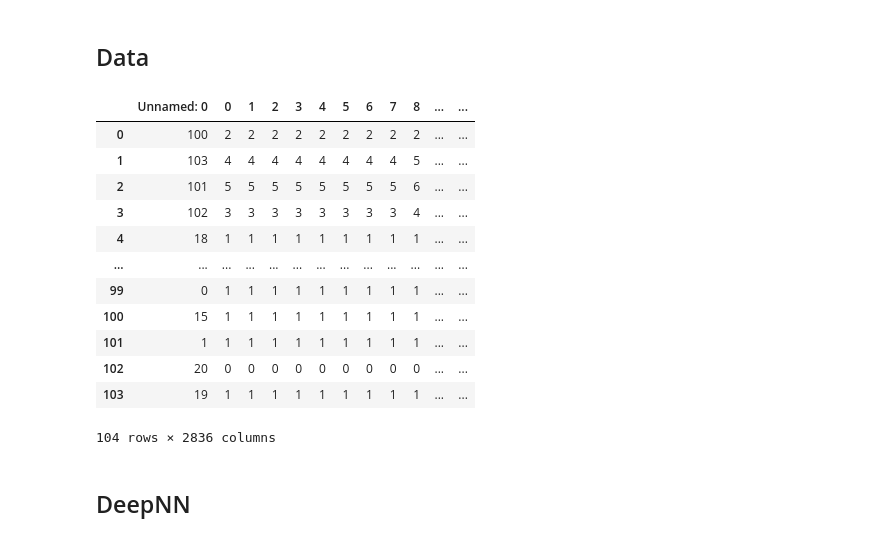
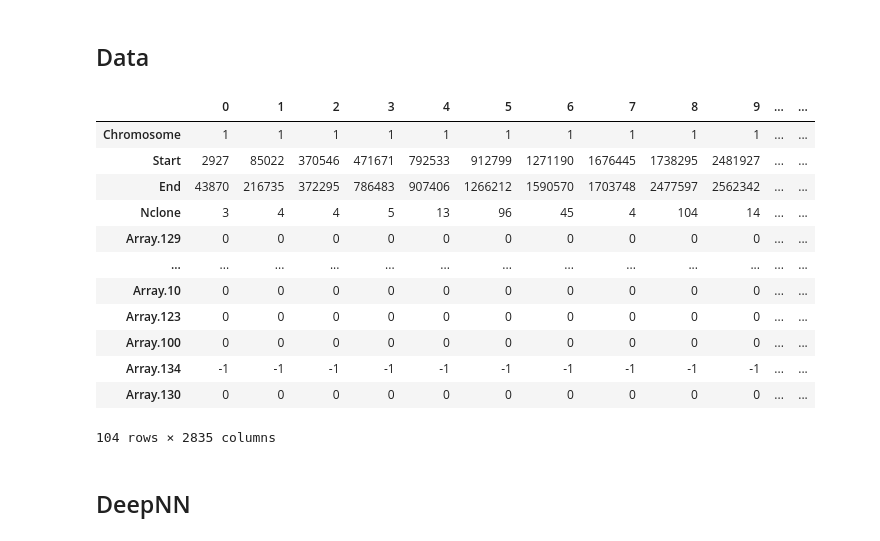
Before and after one commit to Blastorios/B4TM, a Jupyter notebook: src/DeepNN.ipynb, the cells around one changed output. Saved outputs shown, nothing was run; the diff lists cells and outputs as text; code cells hidden in the pictures.

```diff
--- a/src/DeepNN.ipynb
+++ b/src/DeepNN.ipynb
@@ -20,0 +36,14 @@ df = pd.read_csv("./data/superset.csv")
+# %%
+dfr = pd.read_csv("./data/Train_call.txt", sep='\t')
+dfr_sols = pd.read_csv("./data/Train_clinical.txt", sep='\t')
+
+df_instances = dfr.T
+
+df_instances["Subgroup"] = None if type(dfr_sols.Subgroup.values[-1]) != int else 0
+
+for arr_name in dfr_sols["Sample"]:
+    df_instances.at[arr_name, "Subgroup"] =\
+     dfr_sols[dfr_sols["Sample"] == arr_name]["Subgroup"].values[0]
+
+if None in df_instances.Subgroup:
+    df_instances.Subgroup.replace({None: "dummy"}, inplace=True)
@@ -21,3 +52,19 @@ df = pd.read_csv("./data/superset.csv")
+# %%
+df_instances
+# %% [output]
+|  | 0 | 1 | 2 | 3 | 4 | 5 | 6 | 7 | 8 | 9 | ... | ... |
+| Chromosome | 1 | 1 | 1 | 1 | 1 | 1 | 1 | 1 | 1 | 1 | ... | ... |
+| Start | 2927 | 85022 | 370546 | 471671 | 792533 | 912799 | 1271190 | 1676445 | 1738295 | 2481927 | ... | ... |
+| End | 43870 | 216735 | 372295 | 786483 | 907406 | 1266212 | 1590570 | 1703748 | 2477597 | 2562342 | ... | ... |
+| Nclone | 3 | 4 | 4 | 5 | 13 | 96 | 45 | 4 | 104 | 14 | ... | ... |
+| Array.129 | 0 | 0 | 0 | 0 | 0 | 0 | 0 | 0 | 0 | 0 | ... | ... |
+| ... | ... | ... | ... | ... | ... | ... | ... | ... | ... | ... | ... | ... |
+| Array.10 | 0 | 0 | 0 | 0 | 0 | 0 | 0 | 0 | 0 | 0 | ... | ... |
+| Array.123 | 0 | 0 | 0 | 0 | 0 | 0 | 0 | 0 | 0 | 0 | ... | ... |
+| Array.100 | 0 | 0 | 0 | 0 | 0 | 0 | 0 | 0 | 0 | 0 | ... | ... |
+| Array.134 | -1 | -1 | -1 | -1 | -1 | -1 | -1 | -1 | -1 | -1 | ... | ... |
+| Array.130 | 0 | 0 | 0 | 0 | 0 | 0 | 0 | 0 | 0 | 0 | ... | ... |
+104 rows × 2835 columns
 # %%
 # Create a tensor viable df
 # e.g.:
@@ -29,19 +76,3 @@ dfc = df.copy()
 for item in dfc:
     dfc[item] = pd.Categorical(dfc[item])
     dfc[item] = dfc[item].cat.codes
-# %%
-dfc
-# %% [output]
-|  | Unnamed: 0 | 0 | 1 | 2 | 3 | 4 | 5 | 6 | 7 | 8 | ... | ... |
-| 0 | 100 | 2 | 2 | 2 | 2 | 2 | 2 | 2 | 2 | 2 | ... | ... |
-| 1 | 103 | 4 | 4 | 4 | 4 | 4 | 4 | 4 | 4 | 5 | ... | ... |
-| 2 | 101 | 5 | 5 | 5 | 5 | 5 | 5 | 5 | 5 | 6 | ... | ... |
-| 3 | 102 | 3 | 3 | 3 | 3 | 3 | 3 | 3 | 3 | 4 | ... | ... |
-| 4 | 18 | 1 | 1 | 1 | 1 | 1 | 1 | 1 | 1 | 1 | ... | ... |
-| ... | ... | ... | ... | ... | ... | ... | ... | ... | ... | ... | ... | ... |
-| 99 | 0 | 1 | 1 | 1 | 1 | 1 | 1 | 1 | 1 | 1 | ... | ... |
-| 100 | 15 | 1 | 1 | 1 | 1 | 1 | 1 | 1 | 1 | 1 | ... | ... |
-| 101 | 1 | 1 | 1 | 1 | 1 | 1 | 1 | 1 | 1 | 1 | ... | ... |
-| 102 | 20 | 0 | 0 | 0 | 0 | 0 | 0 | 0 | 0 | 0 | ... | ... |
-| 103 | 19 | 1 | 1 | 1 | 1 | 1 | 1 | 1 | 1 | 1 | ... | ... |
-104 rows × 2836 columns
```
Also changed, not shown: parts of 19 cells of this notebook, 3 other files.
